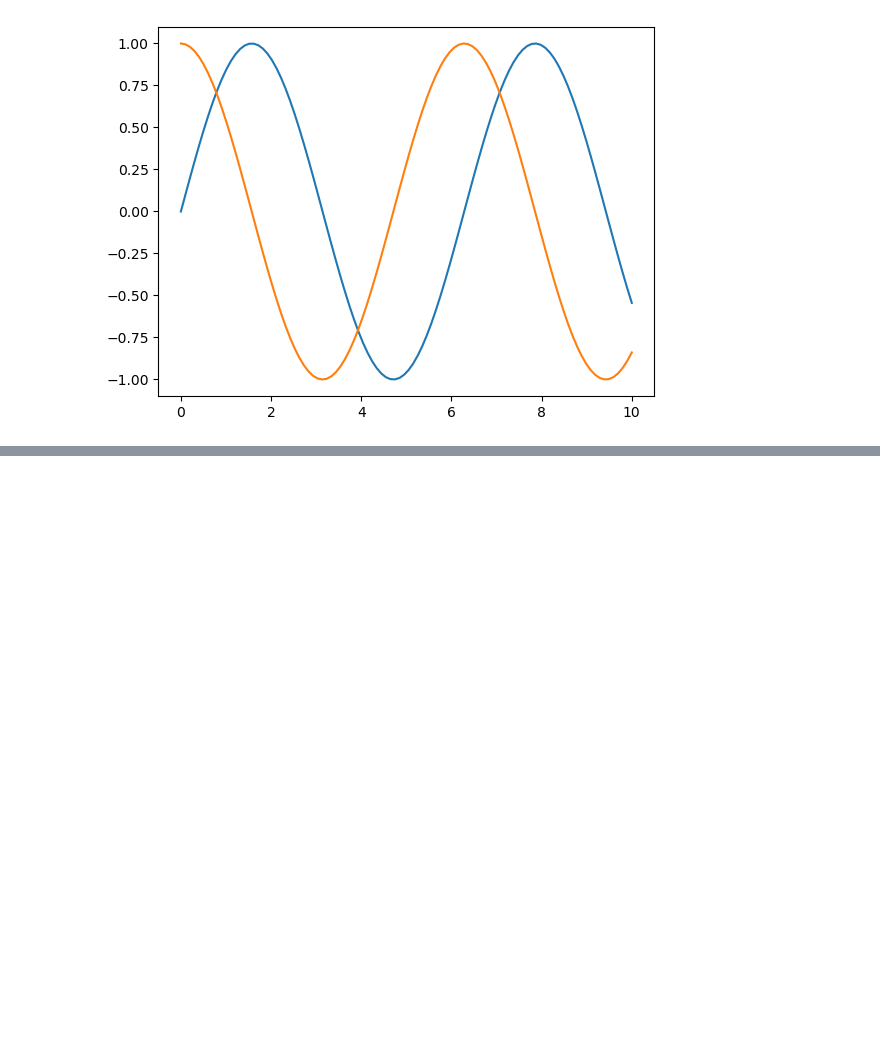
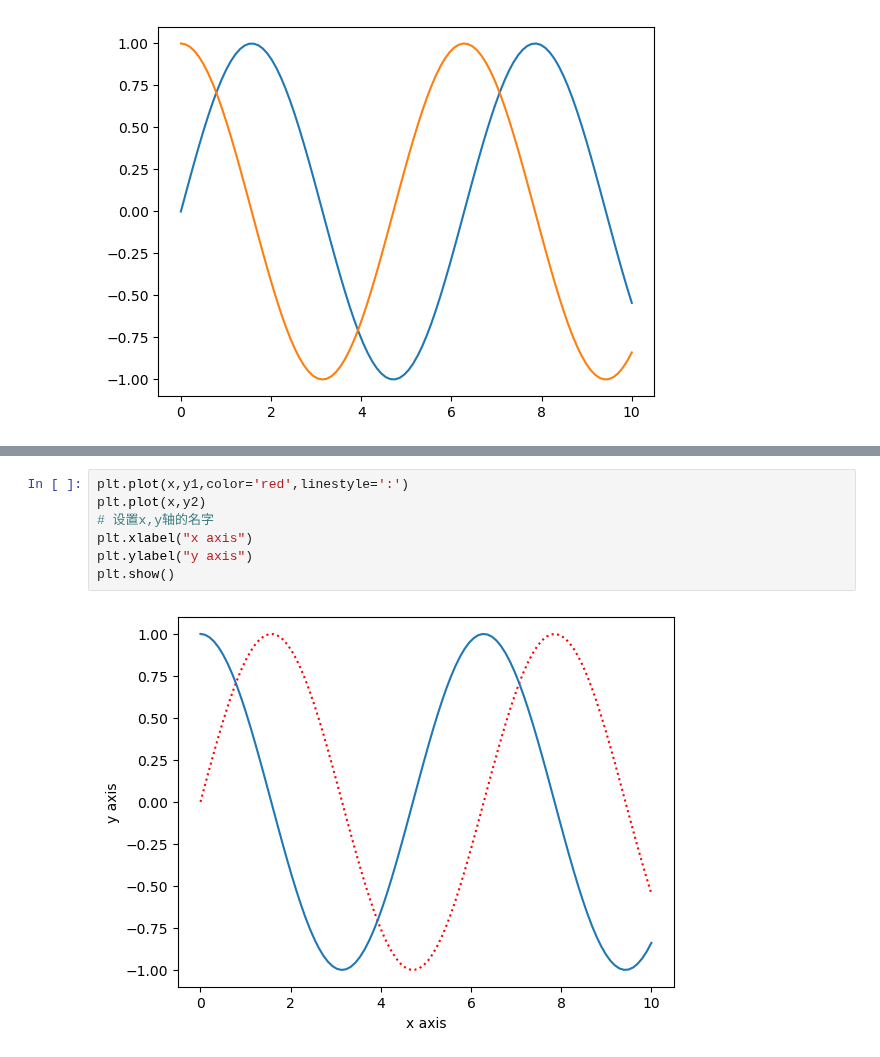
Before and after one commit to orange-ls/xc, a Jupyter notebook: ai/machine_learning/ml/test_1/8、matplotlib基础语法.ipynb, the cells around one changed output, grey strips where cells are left out. Drawn from its saved outputs; the diff is of its cells as text; blank space fills up the shorter version.

```diff
--- a/ai/machine_learning/ml/test_1/8、matplotlib基础语法.ipynb
+++ b/ai/machine_learning/ml/test_1/8、matplotlib基础语法.ipynb
@@ -32,0 +60,9 @@ plt.show()
+# %%
+plt.plot(x,y1,color='red',linestyle=':')
+plt.plot(x,y2)
+# 设置x,y轴的名字
+plt.xlabel("x axis")
+plt.ylabel("y axis")
+plt.show()
+# %% [output]
+[figure, added]
```
Also changed, not shown: parts of 9 cells of this notebook, 1 other file.
